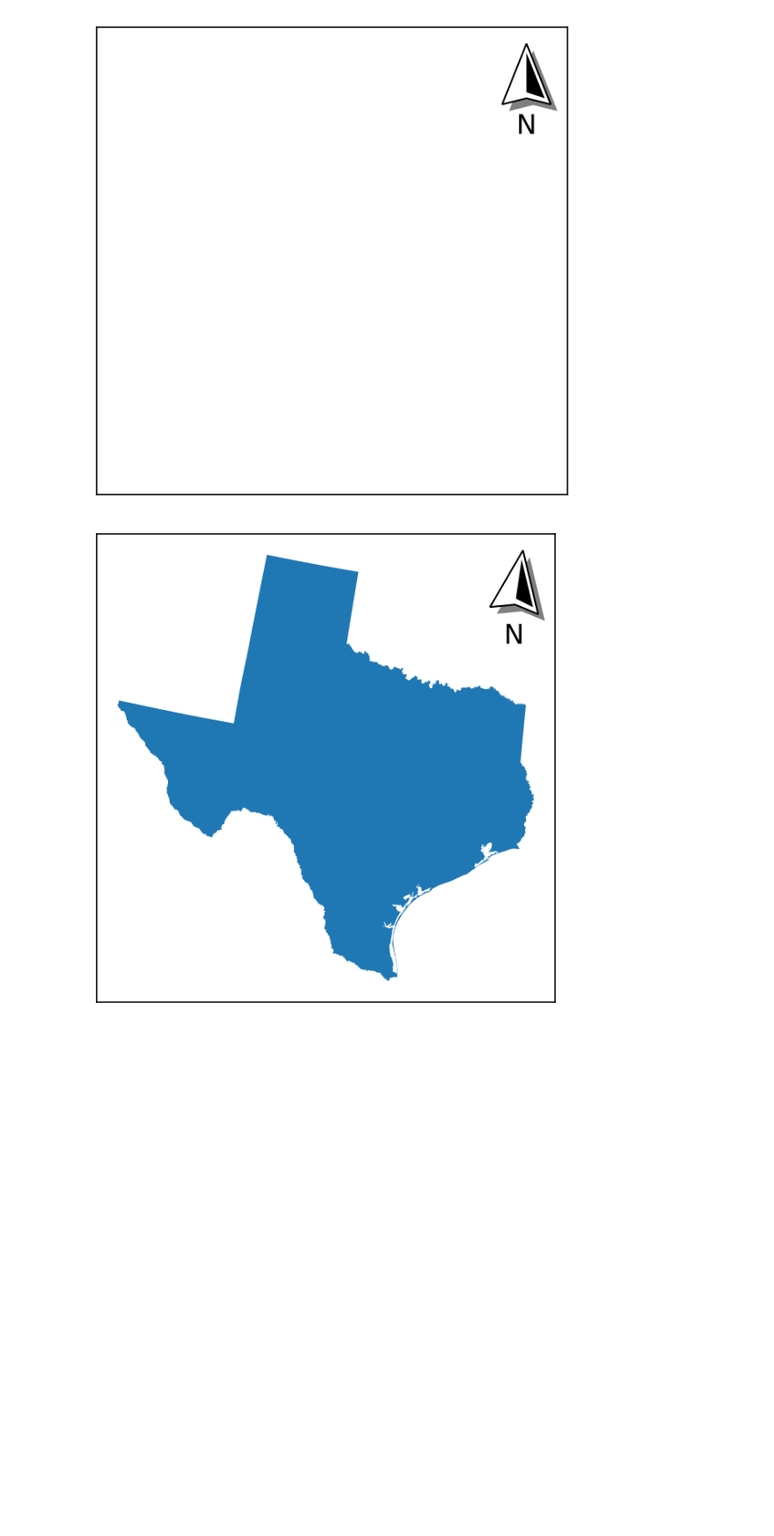
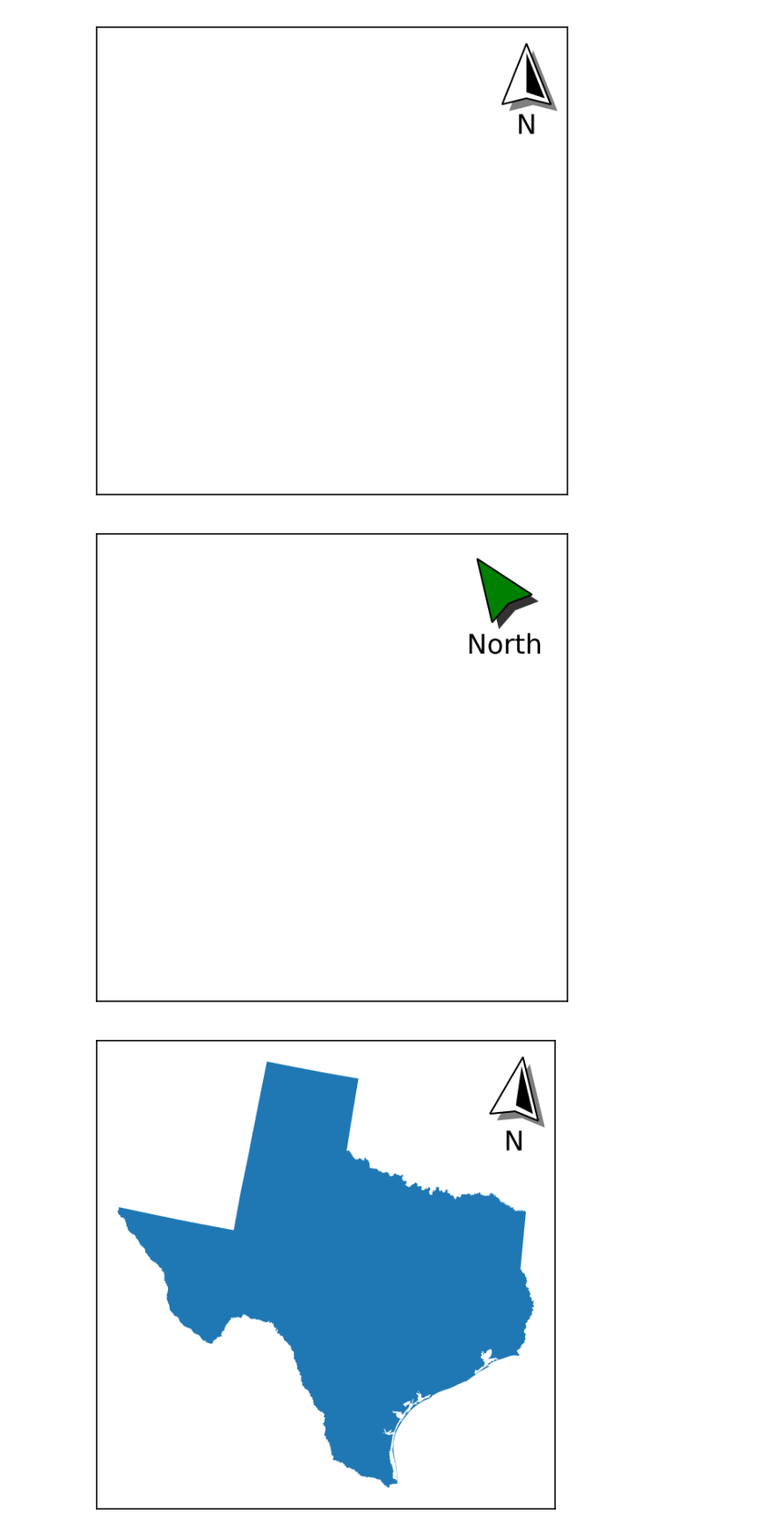
Before and after one commit to moss-xyz/matplotlib-map-utils, a Jupyter notebook: matplotlib_map_utils/docs/assets/generator.ipynb, the cells around one changed output. Shown at 88% size. Drawn from its saved outputs; the diff is of its cells as text; code cells hidden in the pictures; blank space fills up the shorter version.

Commit message:
Finalizing README

```diff
--- a/matplotlib_map_utils/docs/assets/generator.ipynb
+++ b/matplotlib_map_utils/docs/assets/generator.ipynb
@@ -30,6 +30,28 @@ north_arrow(ax=ax, location="upper right", rotation={"degrees":0})
 matplotlib.pyplot.savefig("./readme_northarrow.png", bbox_inches="tight")
 # %% [output]
 [figure]
+# %%
+# README north arrow plot
+
+# Setting up a plot
+fig, ax = new_map()
+# Adding a more customized north arrow
+north_arrow(
+    ax,
+    location = "upper right", # accepts a valid string from the list of locations
+    scale = 0.5, # accepts a valid positive float or integer
+    # each of the follow accepts arguments from a customized style dictionary
+    base = {"facecolor":"green"},
+    fancy = False,
+    label = {"text":"North"},
+    shadow = {"alpha":0.8},
+    pack = {"sep":6},
+    aob = {"pad":1},
+    rotation = {"degrees": 35})
+
+matplotlib.pyplot.savefig("./readme_northarrow_customization.png", bbox_inches="tight")
+# %% [output]
+[figure, added]
 # %%
 # README north arrow rotation
 states = pygris.states(cb=True, year=2022, cache=False).to_crs(3857)
```
Also changed, not shown: 2 other files.
